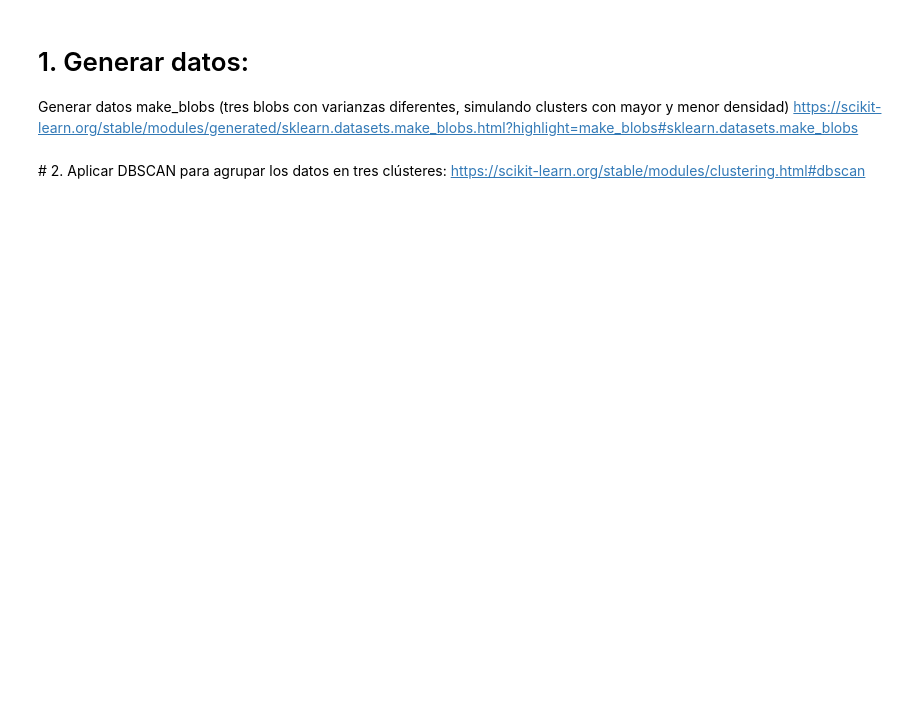
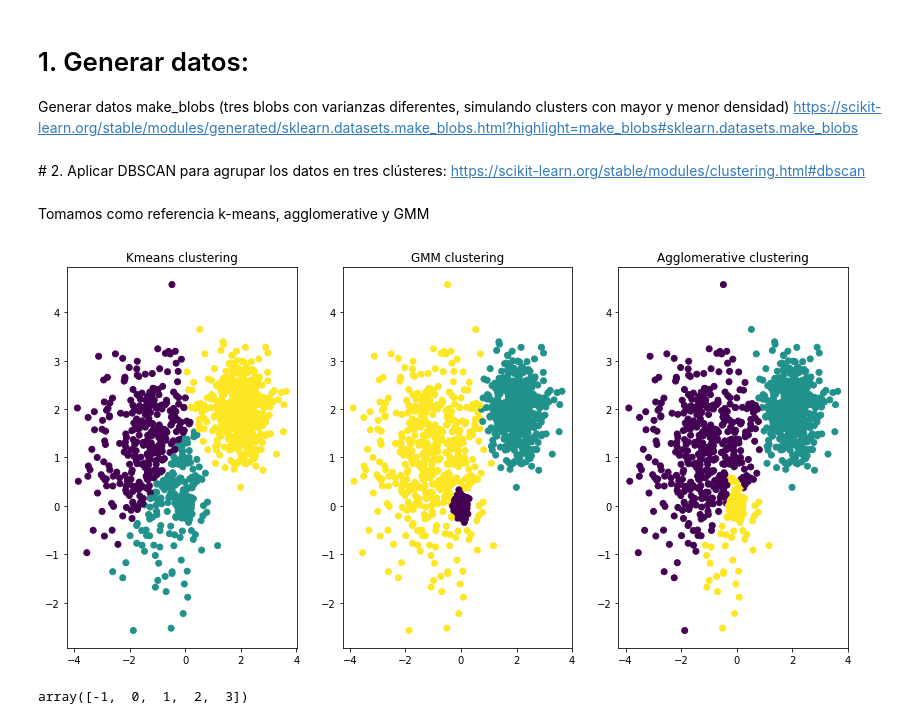
Before and after one commit to raulbenitez/postgrau_IML_exploratory, a Jupyter notebook: CLUSTERING/DBSCAN_make_blobs.ipynb, the cells around one changed output. Drawn from its saved outputs; the diff is of its cells as text; code cells hidden in the pictures; blank space fills up the shorter version.

```diff
--- a/CLUSTERING/DBSCAN_make_blobs.ipynb
+++ b/CLUSTERING/DBSCAN_make_blobs.ipynb
@@ -4,6 +4,56 @@
 # 1. Generar datos:
 Generar datos make_blobs (tres blobs con varianzas diferentes, simulando clusters con mayor y menor densidad)
 https://scikit-learn.org/stable/modules/generated/sklearn.datasets.make_blobs.html?highlight=make_blobs#sklearn.datasets.make_blobs
+# %%
+import numpy as np
+import matplotlib.pyplot as plt
+
+from sklearn.datasets import make_blobs
+
+# Generate data:
+n_samples = 1500
+n_clusters = 3
+
+centers = [(0,0),(-1,1),(2,2)]
+X,y = make_blobs(n_samples=n_samples,centers=centers, cluster_std=[0.1,1,0.5])
 # %% [markdown]
 # 2. Aplicar DBSCAN para agrupar los datos en tres clústeres:
 https://scikit-learn.org/stable/modules/clustering.html#dbscan
+# %% [markdown]
+Tomamos como referencia k-means, agglomerative y GMM
+# %%
+from sklearn.cluster import KMeans,AgglomerativeClustering
+from sklearn import mixture
+
+# Kmeans clustering:
+clust_kmeans = KMeans(n_clusters=n_clusters).fit_predict(X)
+
+# Agglomerative clustering:
+clust_agg = AgglomerativeClustering(n_clusters=n_clusters).fit_predict(X)
+
+# GMM clustering:
+clust_gmm = mixture.GaussianMixture(n_components=n_clusters,covariance_type='full').fit_predict(X)
+
+plt.figure(figsize=(14,7))
+
+ax0 = plt.subplot(1,3,1)
+plt.scatter(X[:, 0], X[:, 1], c=clust_kmeans)
+plt.title("Kmeans clustering")
+
+ax1 = plt.subplot(1,3,2)
+plt.scatter(X[:, 0], X[:, 1], c=clust_gmm)
+plt.title("GMM clustering")
+
+ax2 = plt.subplot(1,3,3)
+plt.scatter(X[:, 0], X[:, 1], c=clust_agg)
+plt.title("Agglomerative clustering")
+plt.show()
+# %% [output]
+[figure, added]
+# %%
+from sklearn.cluster import DBSCAN
+
+labels_db = DBSCAN(eps=0.03, min_samples=10).fit_predict(X)
+np.unique(labels_db)
+# %% [output]
+array([-1,  0,  1,  2,  3])
```
Also changed, not shown: parts of 2 cells of this notebook.
